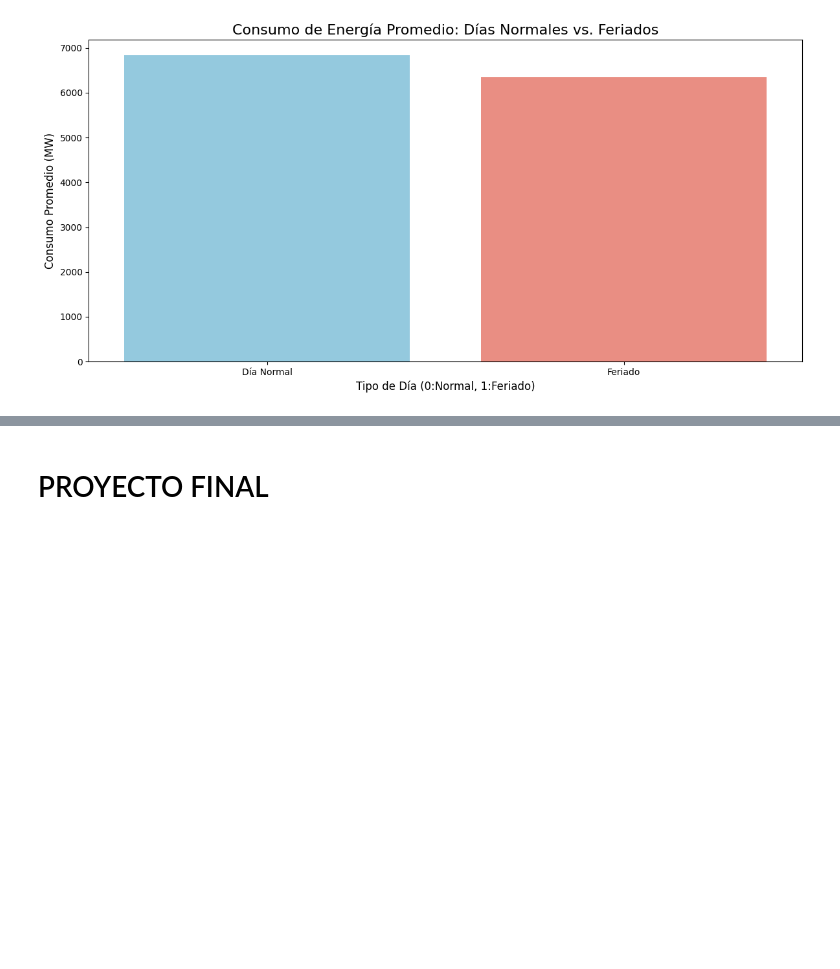
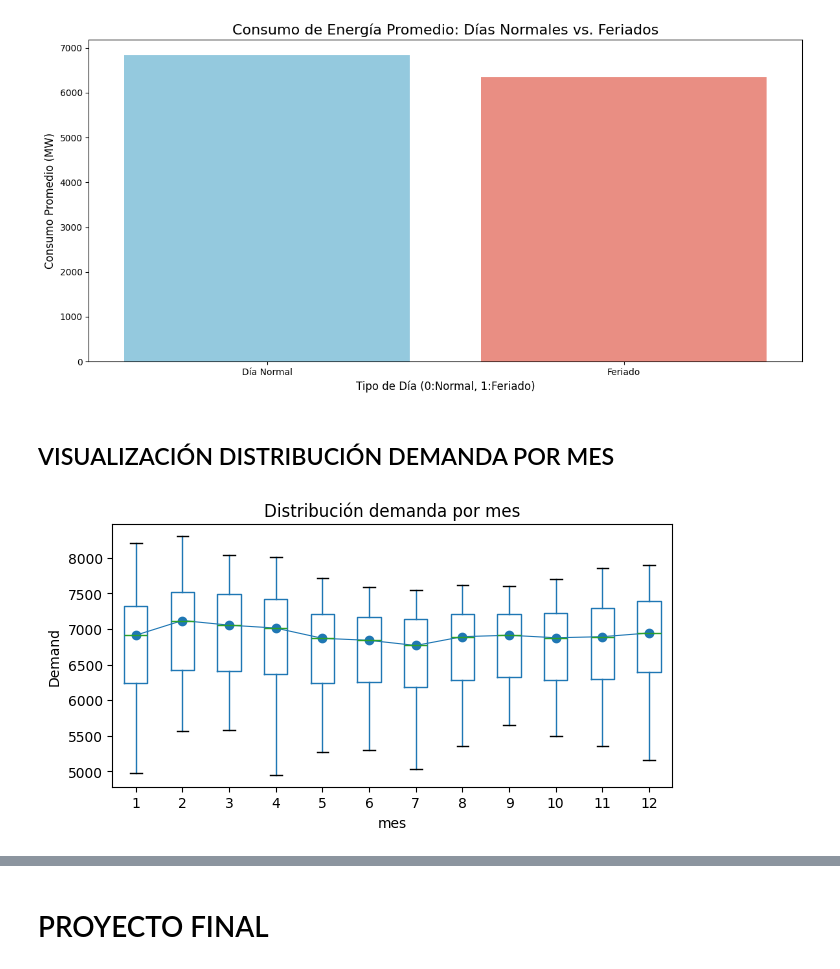
Before and after one commit to Sergius-DS/RedSmart__energy_forecasting, a Jupyter notebook: FINAL_Demanda_electrica_skforecast.ipynb, the cells around one changed output, grey strips where cells are left out. Drawn from its saved outputs; the diff is of its cells as text; code cells hidden in the pictures; blank space fills up the shorter version.

```diff
--- a/FINAL_Demanda_electrica_skforecast.ipynb
+++ b/FINAL_Demanda_electrica_skforecast.ipynb
@@ -231,3 +332,18 @@ Passing `palette` without assigning `hue` is deprecated and will be removed in v
 
   sns.barplot(x=holiday_demand.index, y=holiday_demand.values, palette=['skyblue', 'salmon'])
 [figure]
+# %% [markdown]
+## VISUALIZACIÓN DISTRIBUCIÓN DEMANDA POR MES
+# %%
+#Estacionalidad anual de la demanda eléctrica
+# Gráfico boxplot para estacionalidad anual
+
+fig, ax = plt.subplots(figsize=(7, 3.5))
+data2['mes'] = data2.index.month
+data2.boxplot(column='Demand', by='mes', ax=ax,)
+data2.groupby('mes')['Demand'].median().plot(style='o-', linewidth=0.8, ax=ax)
+ax.set_ylabel('Demand')
+ax.set_title('Distribución demanda por mes')
+fig.suptitle('');
+# %% [output]
+[figure, added]
```
Also changed, not shown: parts of 12 cells of this notebook.
